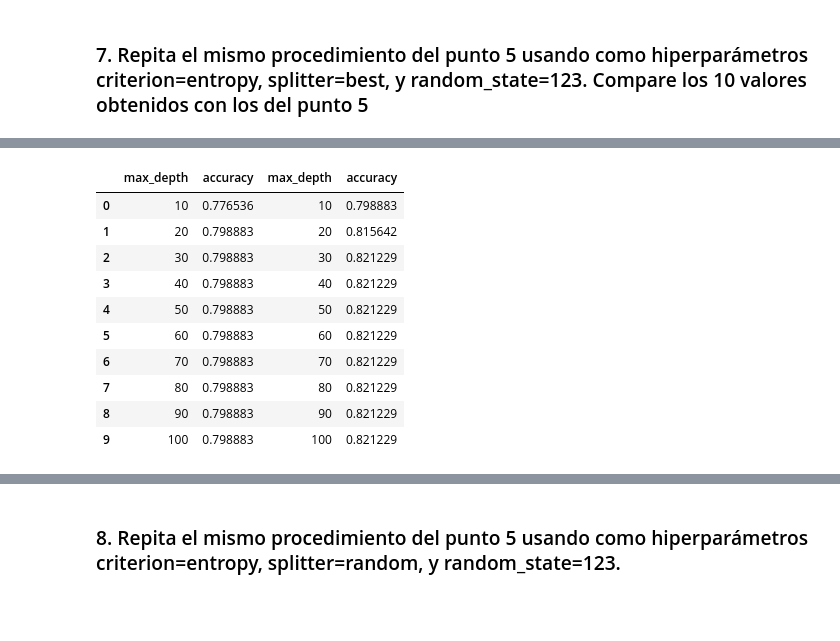
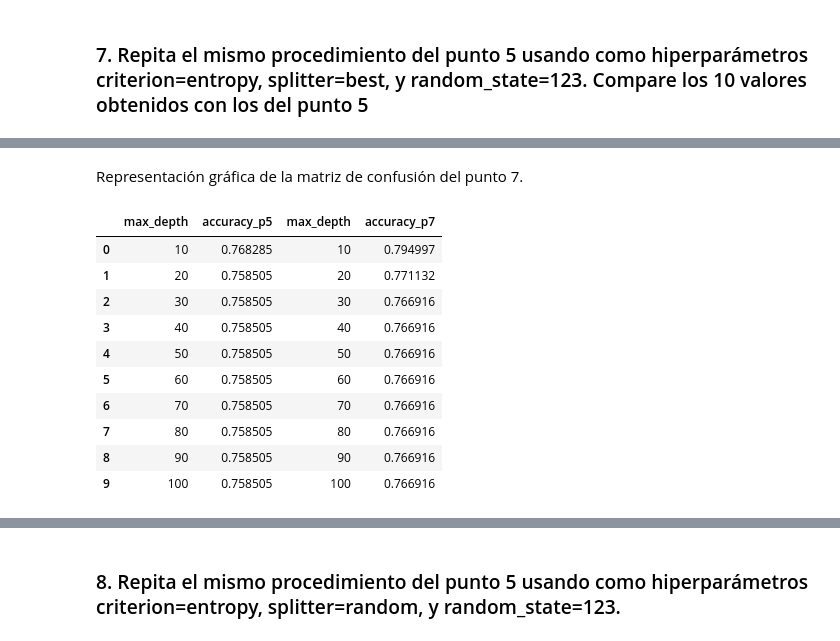
Before and after one commit to MavelSterling/Informe_Inteligencia_Artificial, a Jupyter notebook: notebook_Arboles.ipynb, the cells around one changed output, grey strips where cells are left out. Drawn from its saved outputs; the diff is of its cells as text; code cells hidden in the pictures; blank space fills up the shorter version.

```diff
--- a/notebook_Arboles.ipynb
+++ b/notebook_Arboles.ipynb
@@ -344,9 +350,9 @@ from sklearn.metrics import accuracy_score
 
 
 scores=[]
+scor=[]
 decision_tree = []
 accuracies = []
-
 max_depths = range(10, 110, 10)
 
 for max_depth in max_depths:
@@ -357,8 +363,7 @@ for max_depth in max_depths:
     accuracies.append(accuracy)
     decision_tree.append(model_tree.score(X_test, y_test))
     scores = cross_val_score(model_tree, X_train, y_train, cv=5,scoring='accuracy') # validación cruzada con 5 particiones para cada árbol
-
-
+    scor.append(scores.mean()) # promedio de los scores
     print("----------------------------------")
     print("Puntajes de la validación cruzada:")
     print(scores)
@@ -369,14 +374,9 @@ for max_depth in max_depths:
     #plt.title(f"Árbol de decisión con max_depth={max_depth}") # título de los árboles
 
 
-print("Puntajes accuracy_score:")
-print(accuracies)
-print("----------------------------------")
-print("----------------------------------")
-
 #----------------------------------------------------------
-# El índice del árbol con mayor precisión
-best_tree_index = np.argmax(scores)
+# El índice del árbol con mayor exactitud
+best_tree_index = np.argmax(scor)
 #----------------------------------------------------------
 
 #----------------------------------------------------------
@@ -455,7 +457,7 @@ plt.show();
 import pandas as pd
 
 # Mostrar el accuracy de los 10 arboles construidos
-accuracies_CV = pd.DataFrame({"max_depth": range(10, 110, 10), "accuracy": decision_tree})
+accuracies_CV = pd.DataFrame({"max_depth": range(10, 110, 10), "accuracy": scor})
 display(accuracies_CV)
 # %% [output]
 |  | max_depth | accuracy |
@@ -481,14 +485,21 @@ from sklearn.model_selection import cross_val_score
 import matplotlib.pyplot as plt
 
 scores_2=[]
+scor_2 =[]
 decision_tree_2 = []
+accuracies_p7= []
 max_depths = range(10, 110, 10)
 
 for max_depth in max_depths:
     model_tree_2 = DecisionTreeClassifier(criterion="entropy", splitter="best", max_depth=max_depth, random_state=123)
     model_tree_2.fit(X_train, y_train)
+    accuracy_7 = accuracy_score(y_test, y_pred) # exactitud de cada árbol
+    accuracies_p7.append(accuracy_7)
     decision_tree_2.append(model_tree_2.score(X_test, y_test))
     scores_2 = cross_val_score(model_tree_2, X_train, y_train, cv=5,scoring='accuracy')
+    scor_2.append(scores_2.mean()) # promedio de los scores
+
+
     print("----------------------------------")
     print("Puntajes de la validación cruzada:")
     print(scores_2)
@@ -498,9 +509,11 @@ for max_depth in max_depths:
    # tree.plot_tree(model_tree_2, filled=True); # Se grafica cada árbol
    # plt.title(f"Árbol de decisión con max_depth={max_depth}")
 
+
+
 #----------------------------------------------------------
-# El índice del árbol con mayor precisión
-best_tree_index_2 = np.argmax(scores_2)
+# El índice del árbol con mayor exactitud
+best_tree_index_2 = np.argmax(scor_2)
 #----------------------------------------------------------
 
 #----------------------------------------------------------
@@ -593,0 +589,10 @@ plt.show();
+# %%
+
+#----------------------------------------------------------
+#Libreria pandas
+#----------------------------------------------------------
+import pandas as pd
+
+# Mostrar el accuracy de los 10 arboles construidos
+accuracies_2 = pd.DataFrame({"max_depth": range(10, 110, 10), "accuracy": scor_2})
+display(accuracies_2)
@@ -594,26 +611,30 @@ plt.show();
+# %% [markdown]
+Representación gráfica de la matriz de confusión del punto 7.
 # %%
 #----------------------------------------------------------
 # Comparar los resultados con el punto 5
 #----------------------------------------------------------
 
 #----------------------------------------------------------
 #Libreria pandas
 #----------------------------------------------------------
 import pandas as pd
 
 df_accuracy = pd.concat([accuracies_CV, accuracies_2], axis=1)
-df_accuracy
+
+# Asignar nuevos nombres de columnas
+df_accuracy.columns = ['max_depth', 'accuracy_p5', 'max_depth', 'accuracy_p7']
 
 display(df_accuracy)
 # %% [output]
-|  | max_depth | accuracy | max_depth | accuracy |
-| 0 | 10 | 0.776536 | 10 | 0.798883 |
-| 1 | 20 | 0.798883 | 20 | 0.815642 |
-| 2 | 30 | 0.798883 | 30 | 0.821229 |
-| 3 | 40 | 0.798883 | 40 | 0.821229 |
-| 4 | 50 | 0.798883 | 50 | 0.821229 |
-| 5 | 60 | 0.798883 | 60 | 0.821229 |
-| 6 | 70 | 0.798883 | 70 | 0.821229 |
-| 7 | 80 | 0.798883 | 80 | 0.821229 |
-| 8 | 90 | 0.798883 | 90 | 0.821229 |
-| 9 | 100 | 0.798883 | 100 | 0.821229 |
+|  | max_depth | accuracy_p5 | max_depth | accuracy_p7 |
+| 0 | 10 | 0.768285 | 10 | 0.794997 |
+| 1 | 20 | 0.758505 | 20 | 0.771132 |
+| 2 | 30 | 0.758505 | 30 | 0.766916 |
+| 3 | 40 | 0.758505 | 40 | 0.766916 |
+| 4 | 50 | 0.758505 | 50 | 0.766916 |
+| 5 | 60 | 0.758505 | 60 | 0.766916 |
+| 6 | 70 | 0.758505 | 70 | 0.766916 |
+| 7 | 80 | 0.758505 | 80 | 0.766916 |
+| 8 | 90 | 0.758505 | 90 | 0.766916 |
+| 9 | 100 | 0.758505 | 100 | 0.766916 |
```
Also changed, not shown: parts of 44 cells of this notebook.
